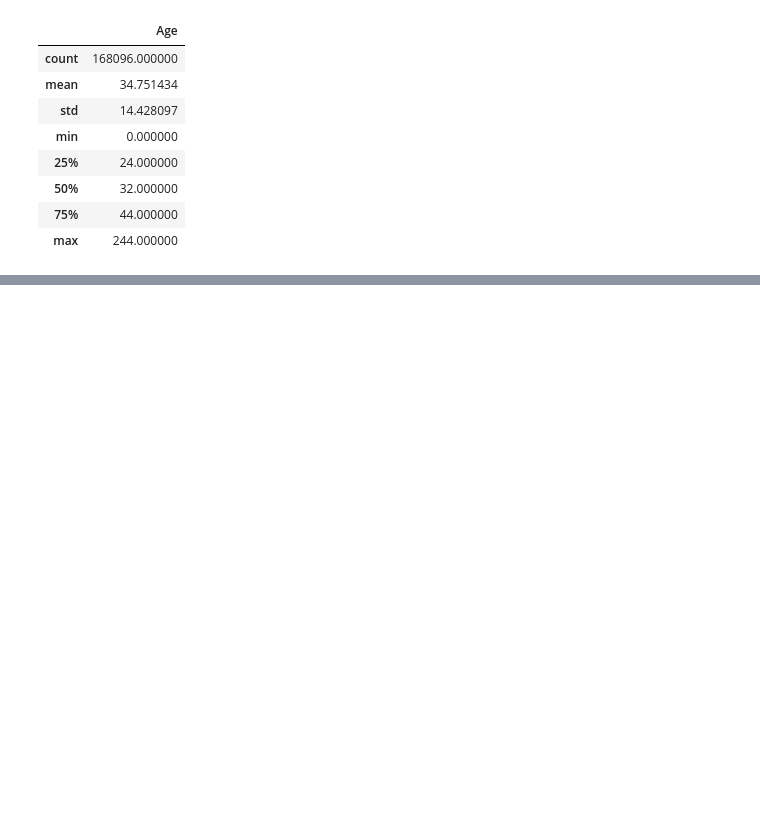
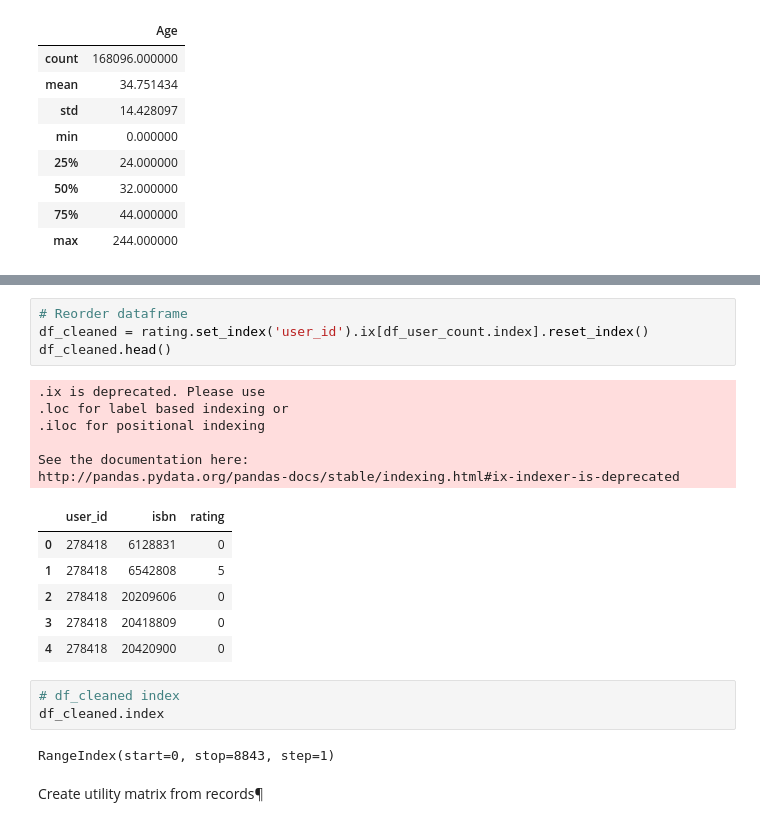
Before and after one commit to huang33j/summitworks_data_science_project, a Jupyter notebook: Recommendation System for Book Rental.ipynb, the cells around one changed output, grey strips where cells are left out. Saved outputs shown, nothing was run; the diff lists cells and outputs as text; blank space fills up the shorter version.

```diff
--- a/Recommendation System for Book Rental.ipynb
+++ b/Recommendation System for Book Rental.ipynb
@@ -117,0 +167,24 @@ data.head()
+# %%
+# Reorder dataframe
+df_cleaned = rating.set_index('user_id').ix[df_user_count.index].reset_index()
+df_cleaned.head()
+# %% [output]
+.ix is deprecated. Please use
+.loc for label based indexing or
+.iloc for positional indexing
+
+See the documentation here:
+http://pandas.pydata.org/pandas-docs/stable/indexing.html#ix-indexer-is-deprecated
+|  | user_id | isbn | rating |
+| 0 | 278418 | 6128831 | 0 |
+| 1 | 278418 | 6542808 | 5 |
+| 2 | 278418 | 20209606 | 0 |
+| 3 | 278418 | 20418809 | 0 |
+| 4 | 278418 | 20420900 | 0 |
+# %%
+# df_cleaned index
+df_cleaned.index
+# %% [output]
+RangeIndex(start=0, stop=8843, step=1)
+# %% [markdown]
+Create utility matrix from records¶
```
Also changed, not shown: parts of 37 cells of this notebook.
